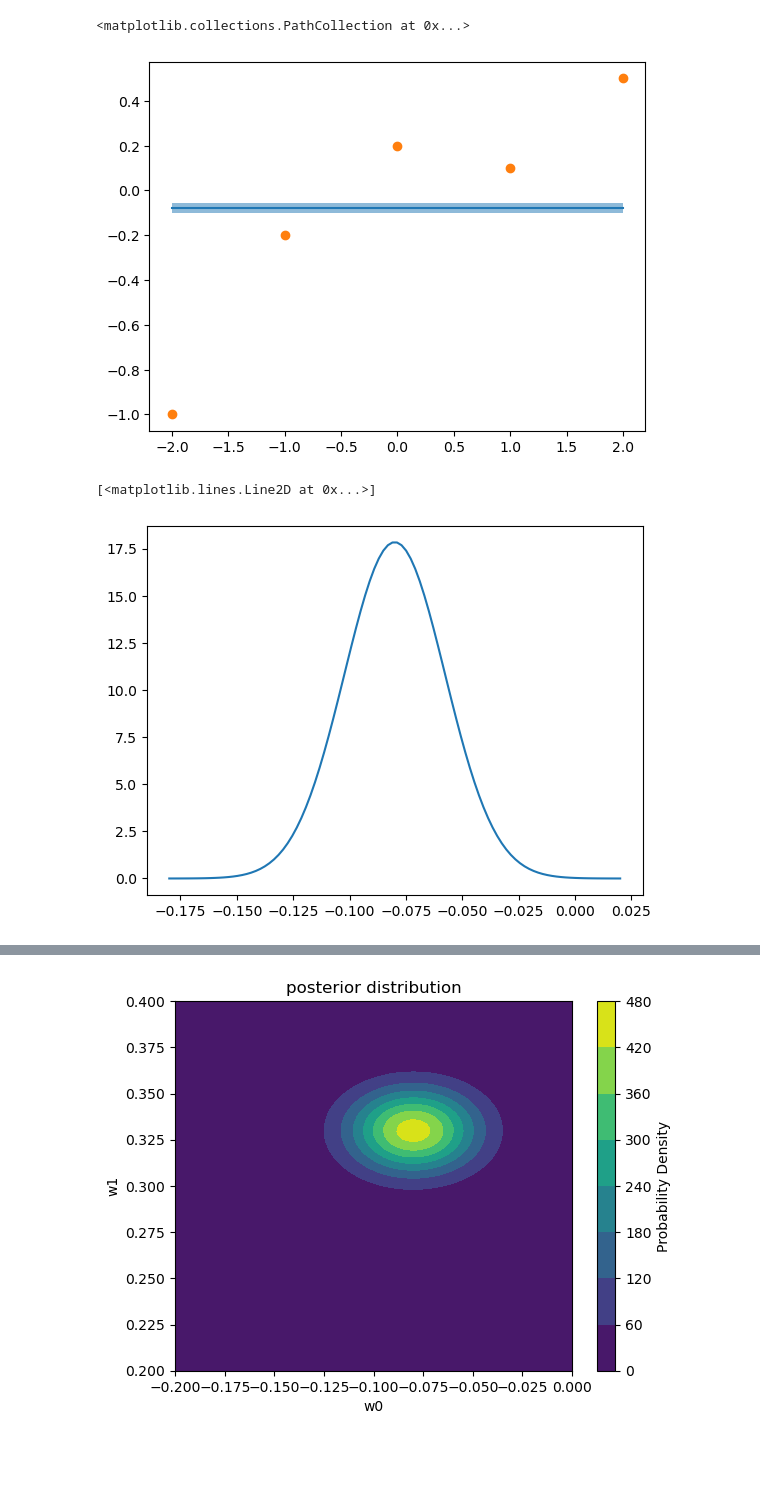
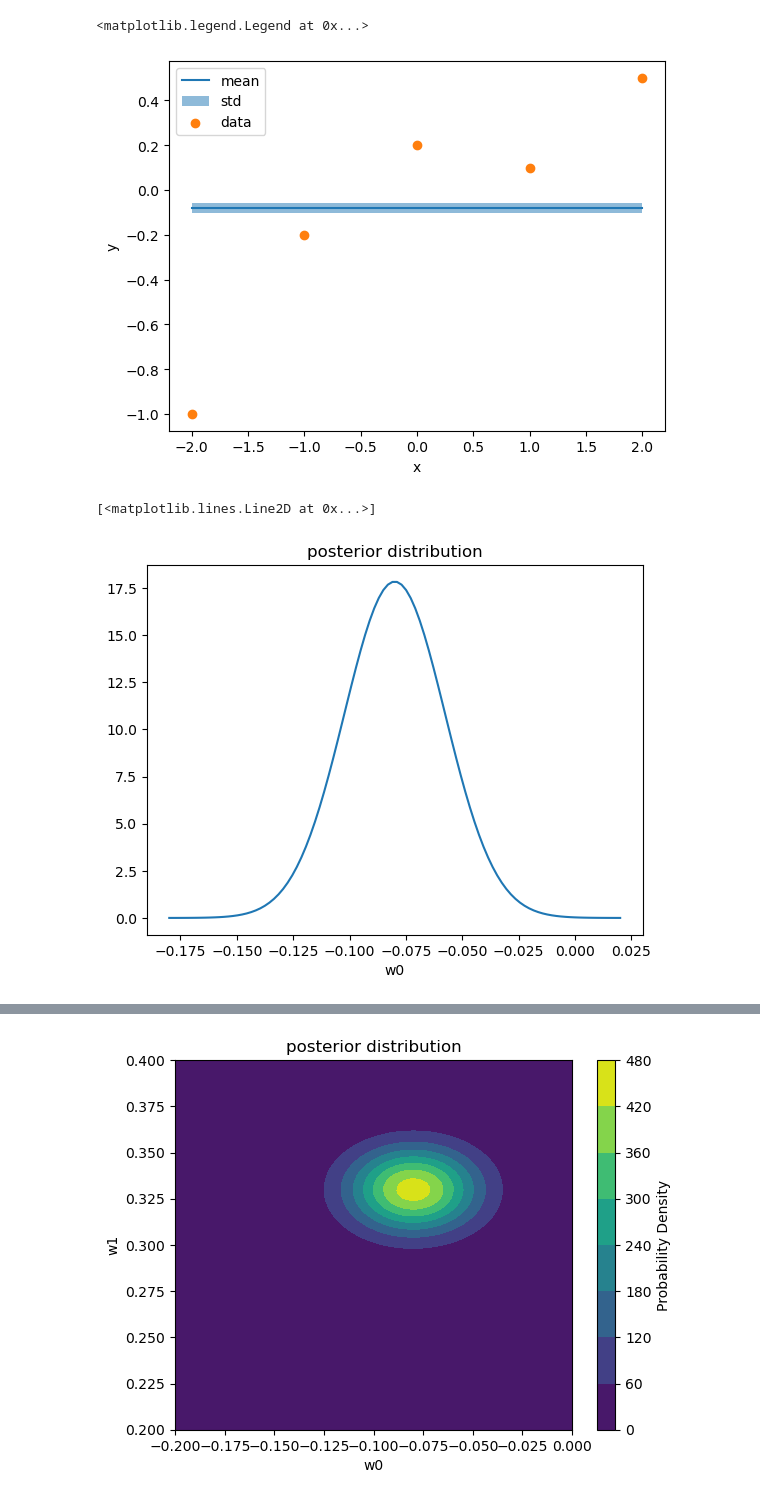
Before and after one commit to NiklasSchaaf/UQ_2023, a Jupyter notebook: homework_10/hw10_nik.ipynb, the cells around one changed output, grey strips where cells are left out. Drawn from its saved outputs; the diff is of its cells as text; code cells hidden in the pictures; blank space fills up the shorter version.

Commit message:
add legends to plots

```diff
--- a/homework_10/hw10_nik.ipynb
+++ b/homework_10/hw10_nik.ipynb
@@ -35,21 +35,25 @@ new_x = np.linspace(-2,2,100)
 
 post_mean, post_cov, pred_mean, pred_cov = GP(new_x,data,0)
 
-plt.plot(new_x,pred_mean)
+plt.plot(new_x,pred_mean, label = 'mean')
 std = np.sqrt(np.diag(pred_cov))
-plt.fill_between(new_x,pred_mean-std, pred_mean+std, alpha = 0.5)
-plt.scatter(data[0],data[1])
+plt.fill_between(new_x,pred_mean-std, pred_mean+std, alpha = 0.5, label = 'std')
+plt.xlabel('x')
+plt.ylabel('y')
+plt.scatter(data[0],data[1], label ='data')
+plt.legend()
 # %% [output]
-<matplotlib.collections.PathCollection at 0x...>
+<matplotlib.legend.Legend at 0x...>
-[figure, old version]
+[figure, new version]
 # %%
 x_pdf = np.linspace(post_mean-0.1,post_mean+0.1,100)
 pdf_values = multivariate_normal.pdf(x_pdf, post_mean, post_cov)
-
+plt.title('posterior distribution')
+plt.xlabel('w0')
 plt.plot(x_pdf,pdf_values)
 # %% [output]
 [<matplotlib.lines.Line2D at 0x...>]
-[figure, old version]
+[figure, new version]
 # %%
 post_mean, post_cov, pred_mean, pred_cov = GP(new_x,data,1)
 
```
Also changed, not shown: parts of 2 cells of this notebook.
